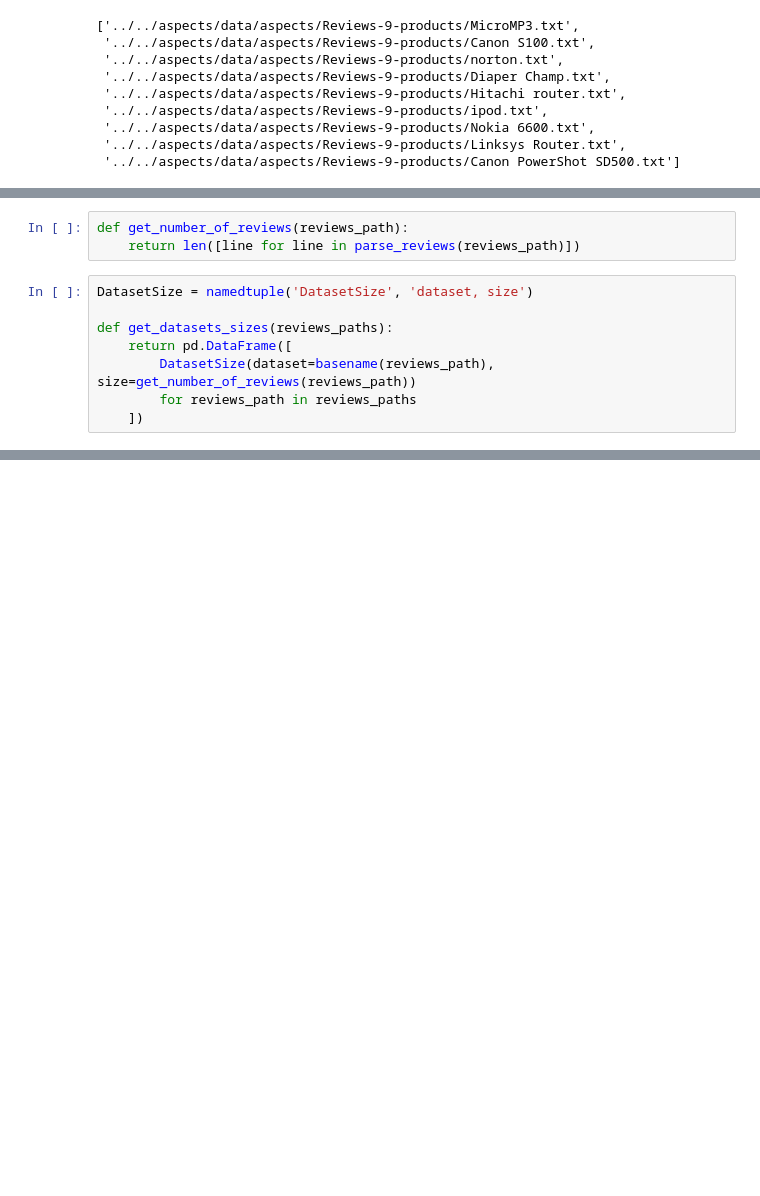
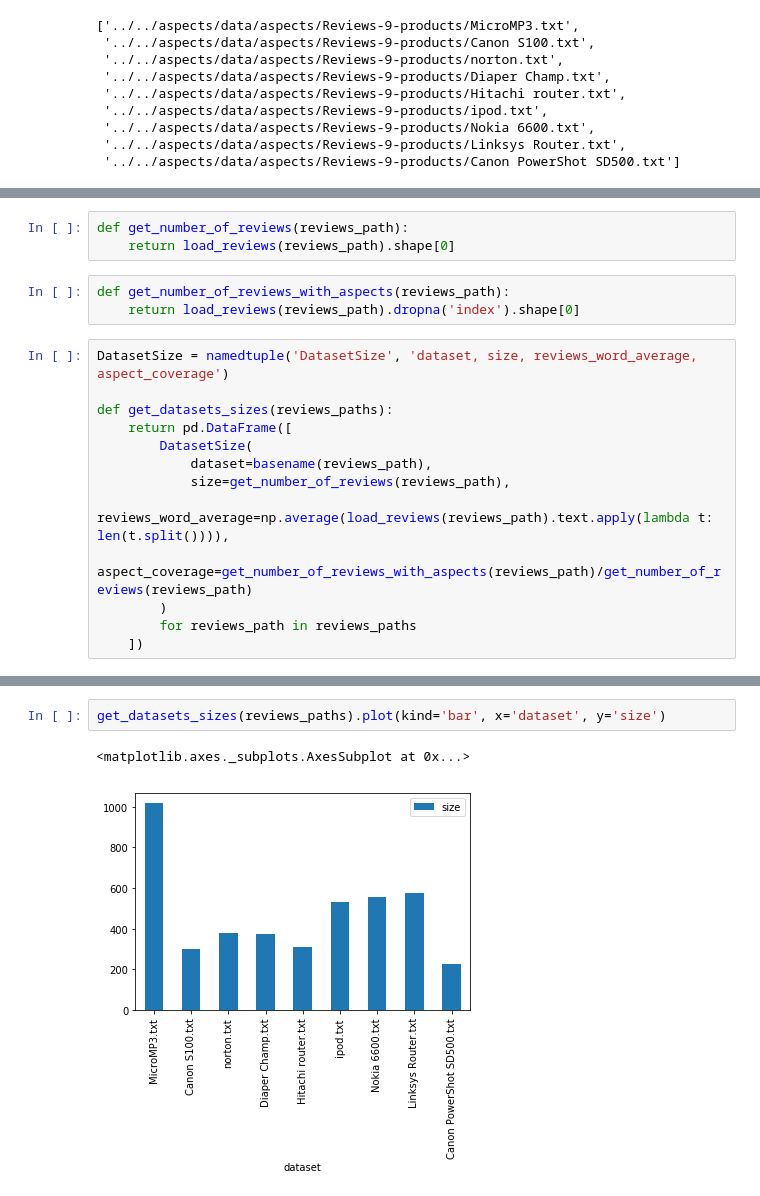
Before and after one commit to laugustyniak/discourse_summarization, a Jupyter notebook: notebooks/datasets/statistics-bing-liu.ipynb, the cells around one changed output, grey strips where cells are left out. Drawn from its saved outputs; the diff is of its cells as text; blank space fills up the shorter version.

```diff
--- a/notebooks/datasets/statistics-bing-liu.ipynb
+++ b/notebooks/datasets/statistics-bing-liu.ipynb
@@ -96,11 +94,19 @@ for reviews_path in reviews_paths:
 # %%
 def get_number_of_reviews(reviews_path):
-    return len([line for line in parse_reviews(reviews_path)])
+    return load_reviews(reviews_path).shape[0]
+# %%
+def get_number_of_reviews_with_aspects(reviews_path):
+    return load_reviews(reviews_path).dropna('index').shape[0]
 # %%
-DatasetSize = namedtuple('DatasetSize', 'dataset, size')
+DatasetSize = namedtuple('DatasetSize', 'dataset, size, reviews_word_average, aspect_coverage')
 
 def get_datasets_sizes(reviews_paths):
     return pd.DataFrame([
-        DatasetSize(dataset=basename(reviews_path), size=get_number_of_reviews(reviews_path))
+        DatasetSize(
+            dataset=basename(reviews_path),
+            size=get_number_of_reviews(reviews_path),
+            reviews_word_average=np.average(load_reviews(reviews_path).text.apply(lambda t: len(t.split()))),
+            aspect_coverage=get_number_of_reviews_with_aspects(reviews_path)/get_number_of_reviews(reviews_path)
+        )
         for reviews_path in reviews_paths
     ])
@@ -106,0 +116,5 @@ def get_datasets_sizes(reviews_paths):
+# %%
+get_datasets_sizes(reviews_paths).plot(kind='bar', x='dataset', y='size')
+# %% [output]
+<matplotlib.axes._subplots.AxesSubplot at 0x...>
+[figure, added]
```
Also changed, not shown: parts of 11 cells of this notebook.
